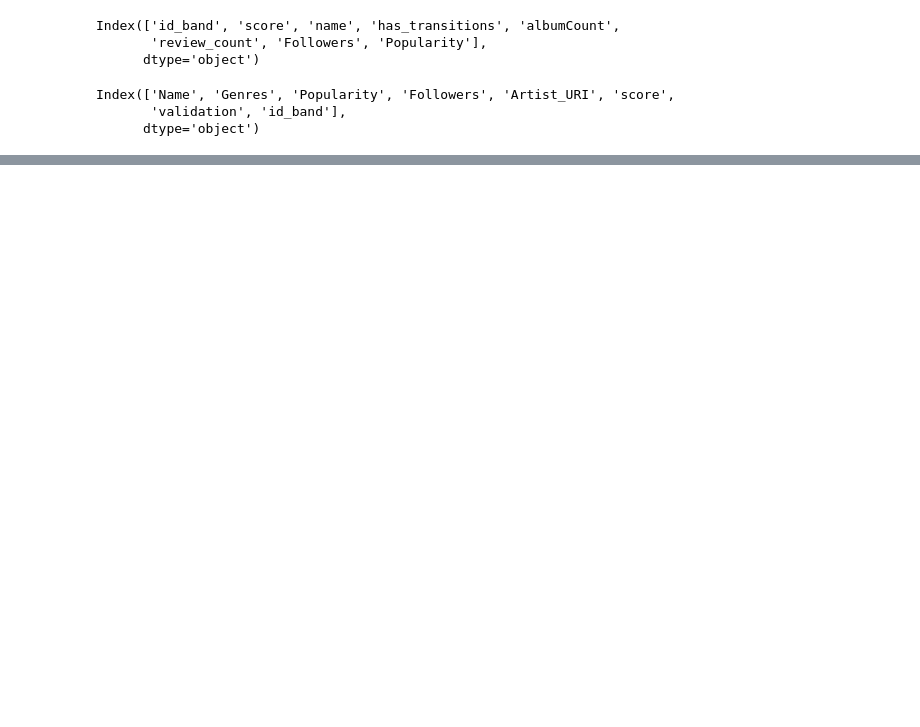
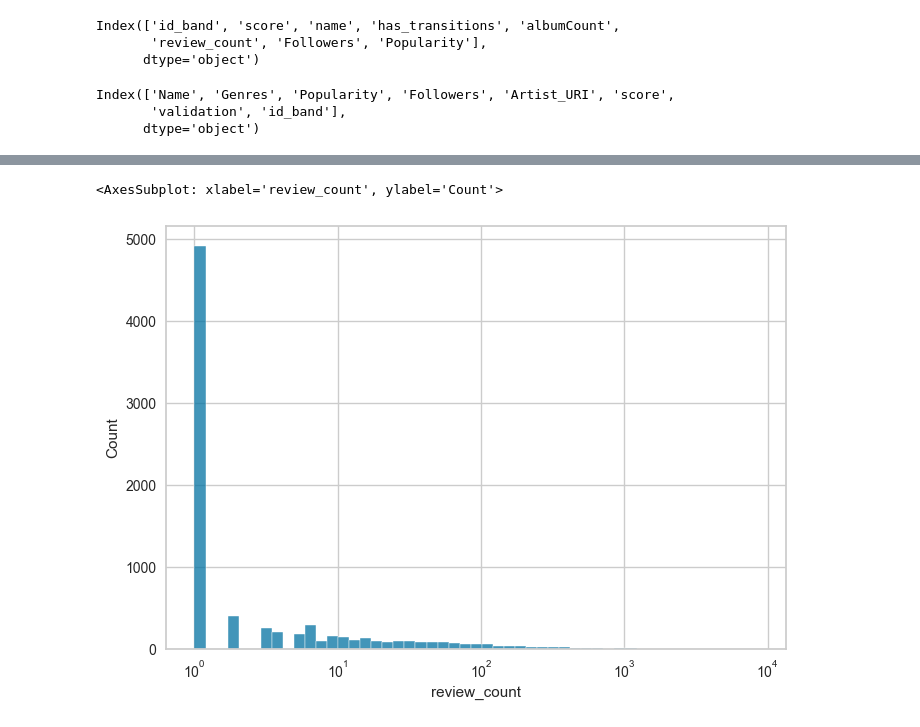
Before and after one commit to chainReactionCol/newRep, a Jupyter notebook: Ev_ML_Sanchez_Ruiz.ipynb, the cells around one changed output, grey strips where cells are left out. Drawn from its saved outputs; the diff is of its cells as text; code cells hidden in the pictures; blank space fills up the shorter version.

```diff
--- a/Ev_ML_Sanchez_Ruiz.ipynb
+++ b/Ev_ML_Sanchez_Ruiz.ipynb
@@ -445,0 +451,5 @@ filtered_Spotify
+# %%
+sns.histplot(Api_df['review_count'],log_scale=True)
+# %% [output]
+<AxesSubplot: xlabel='review_count', ylabel='Count'>
+[figure, added]
```
Also changed, not shown: parts of 35 cells of this notebook.
